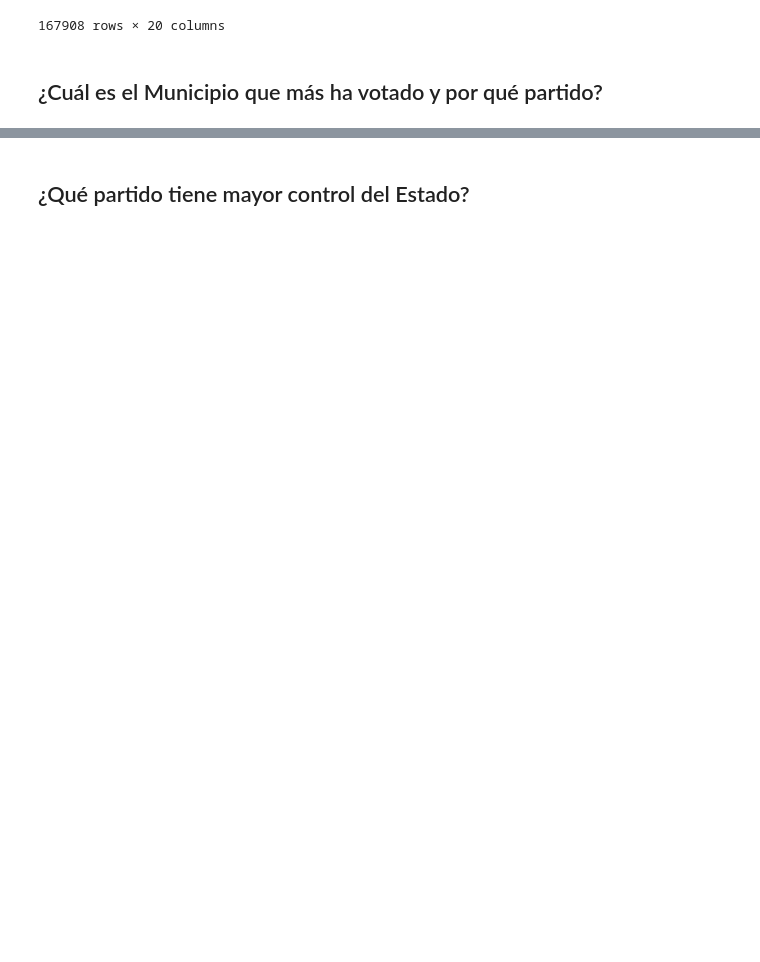
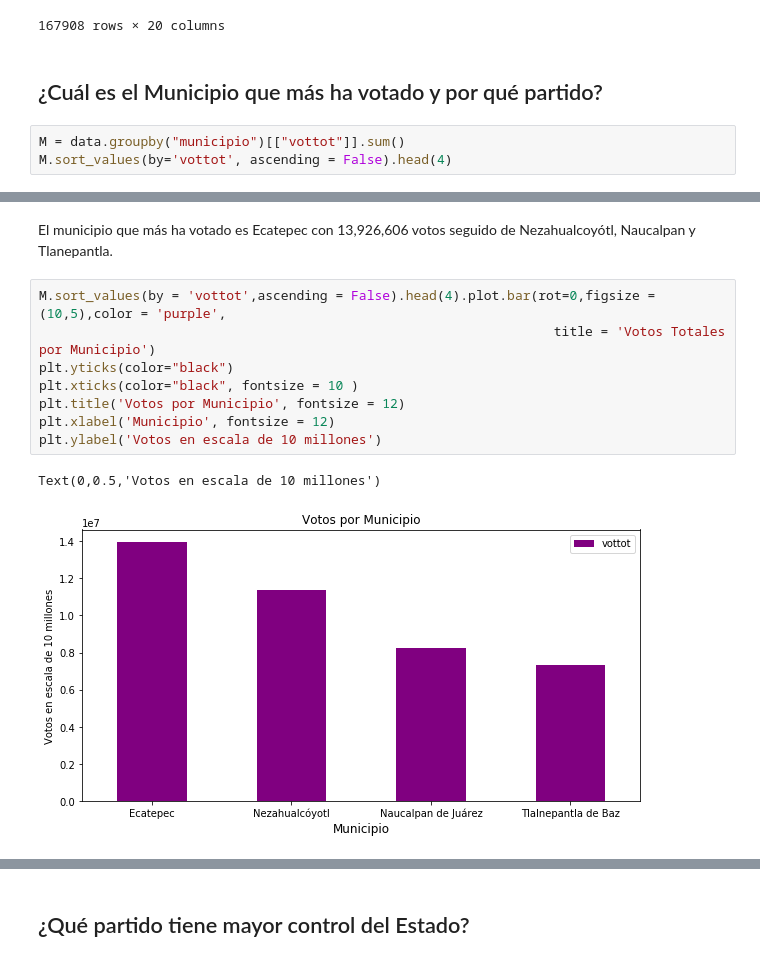
Before and after one commit to EugenioLey/DS-Serchenio, a Jupyter notebook: Erecciones.ipynb, the cells around one changed output, grey strips where cells are left out. Saved outputs shown, nothing was run; the diff lists cells and outputs as text; blank space fills up the shorter version.

```diff
--- a/Erecciones.ipynb
+++ b/Erecciones.ipynb
@@ -27,3 +28,6 @@ data
 167908 rows × 20 columns
 # %% [markdown]
 ## ¿Cuál es el Municipio que más ha votado y por qué partido?
+# %%
+M = data.groupby("municipio")[["vottot"]].sum()
+M.sort_values(by='vottot', ascending = False).head(4)
@@ -29,0 +41,13 @@ data
+# %% [markdown]
+El municipio que más ha votado es Ecatepec con 13,926,606 votos seguido de Nezahualcoyótl, Naucalpan y Tlanepantla.
+# %%
+M.sort_values(by = 'vottot',ascending = False).head(4).plot.bar(rot=0,figsize = (10,5),color = 'purple',
+                                                                  title = 'Votos Totales por Municipio')
+plt.yticks(color="black")
+plt.xticks(color="black", fontsize = 10 )
+plt.title('Votos por Municipio', fontsize = 12)
+plt.xlabel('Municipio', fontsize = 12)
+plt.ylabel('Votos en escala de 10 millones')
+# %% [output]
+Text(0,0.5,'Votos en escala de 10 millones')
+[figure, added]
```
Also changed, not shown: parts of 9 cells of this notebook.
